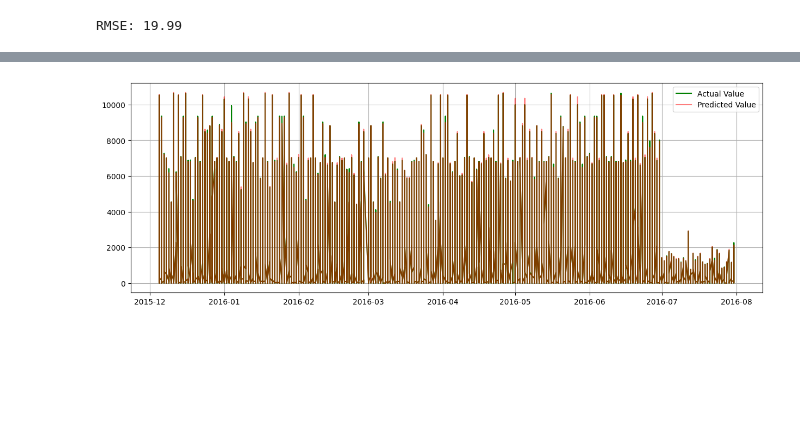
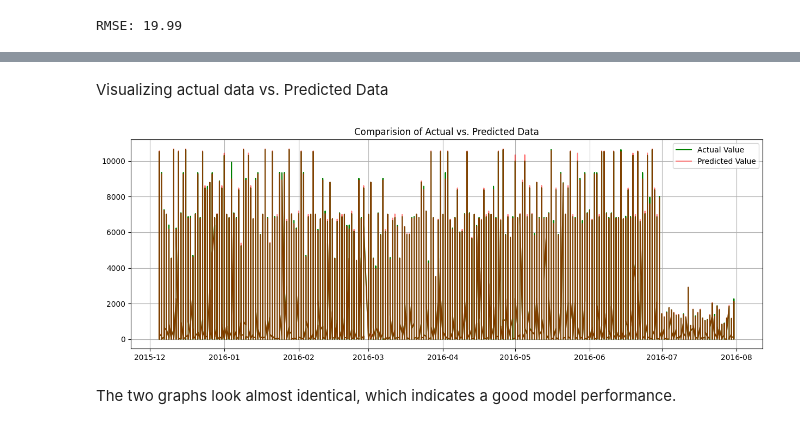
Before and after one commit to Alaaaaaannn/XGBoost-Regressor, a Jupyter notebook: analysis2.ipynb, the cells around one changed output, grey strips where cells are left out. Cells and saved outputs as stored; diff of their text form; code cells hidden in the pictures; blank space fills up the shorter version.

```diff
--- a/analysis2.ipynb
+++ b/analysis2.ipynb
@@ -34,6 +39,4 @@ plt.title('Revenue over Years')
 plt.grid(True)
 # %% [output]
 [figure]
-# %%
-df['Date'] = pd.to_datetime(df['Date'])
 # %%
@@ -127,9 +120,14 @@ X_test
+# %% [markdown]
+Visualizing actual data vs. Predicted Data
 # %%
 plt.figure(figsize=(15,5))
 plt.plot(X_test['Date'],y_test,color='green',label='Actual Value')
 plt.plot(X_test['Date'],preds,color='red',label='Predicted Value',alpha=0.5)
 plt.legend()
 plt.grid(True)
+plt.title('Comparision of Actual vs. Predicted Data')
 plt.show()
 # %% [output]
-[figure, old version]
+[figure, new version]
+# %% [markdown]
+The two graphs look almost identical, which indicates a good model performance.
```
Also changed, not shown: parts of 18 cells of this notebook.
